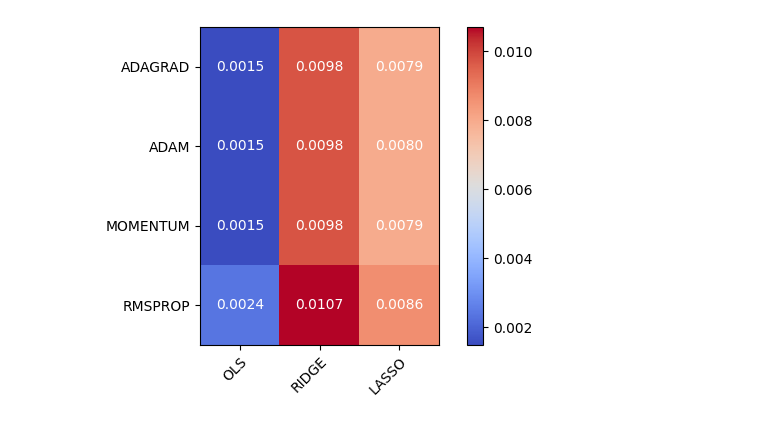
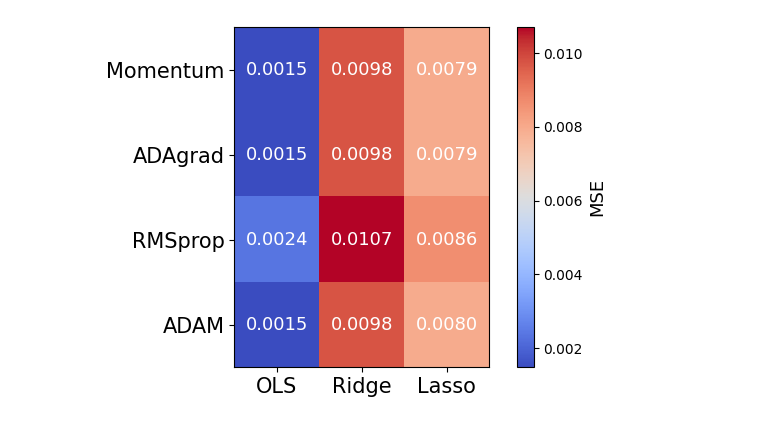
Before and after one commit to m-nader/FYS-STK4155-group14, a Jupyter notebook: project_1/Code/new_2/figures-gd.ipynb, the cells around one changed output. Saved outputs shown, nothing was run; the diff lists cells and outputs as text; code cells hidden in the pictures.

Commit message:
New figures

```diff
--- a/project_1/Code/new_2/figures-gd.ipynb
+++ b/project_1/Code/new_2/figures-gd.ipynb
@@ -129,13 +129,13 @@ lasso_rmsprop_sgd_r2 = sgd_rmsprop['R2 GD Lasso']
 # Plotting results
 
 # Prepare data for heatmap
-optimizers = ['ADAGRAD', 'ADAM', 'MOMENTUM', 'RMSPROP']
-models = ['OLS', 'RIDGE', 'LASSO']
+optimizers = ['Momentum', 'ADAgrad', 'RMSprop', 'ADAM']
+models = ['OLS', 'Ridge', 'Lasso']
 mse_data = [
+    [ols_momentum_mse, ridge_momentum_mse, lasso_momentum_mse],
     [ols_adagrad_mse, ridge_adagrad_mse, lasso_adagrad_mse],
+    [ols_rmsprop_mse, ridge_rmsprop_mse, lasso_rmsprop_mse],
     [ols_adam_mse, ridge_adam_mse, lasso_adam_mse],
-    [ols_momentum_mse, ridge_momentum_mse, lasso_momentum_mse],
-    [ols_rmsprop_mse, ridge_rmsprop_mse, lasso_rmsprop_mse]
 ]
 mse_array = np.array(mse_data)
 
@@ -145,51 +145,113 @@ im = ax.imshow(mse_array, cmap='coolwarm')
 # Show all ticks and label them
 ax.set_xticks(np.arange(len(models)))
 ax.set_yticks(np.arange(len(optimizers)))
-ax.set_xticklabels(models)
-ax.set_yticklabels(optimizers)
+ax.tick_params(axis='both', labelsize=13)
+ax.set_xticklabels(models, fontsize=15)
+ax.set_yticklabels(optimizers, fontsize=15)
 
 # Rotate the tick labels and set alignment.
-plt.setp(ax.get_xticklabels(), rotation=45, ha="right", rotation_mode="anchor")
+plt.setp(ax.get_xticklabels(), ha="center") #, rotation_mode="anchor", rotation=45)
 
 # Loop over data dimensions and create text annotations.
 for i in range(len(optimizers)):
     for j in range(len(models)):
-        ax.text(j, i, f"{mse_array[i, j]:.4f}", ha="center", va="center", color="w")
+        ax.text(j, i, f"{mse_array[i, j]:.4f}", ha="center", va="center", color="w", fontsize=13)
 
-fig.colorbar(im, ax=ax)
+cbar = fig.colorbar(im, ax=ax)
+cbar.set_label('MSE', fontsize=13)
 plt.tight_layout()
+plt.savefig("update_lr_mse_heatmap.png", dpi=150)
 plt.show()
 
 # Prepare data for heatmap
-optimizers = ['ADAGRAD', 'ADAM', 'MOMENTUM', 'RMSPROP']
-models = ['OLS', 'RIDGE', 'LASSO']
+optimizers = ['Momentum', 'ADAgrad', 'RMSprop', 'ADAM']
+models = ['OLS', 'Ridge', 'Lasso']
 mse_data = [
+    [ols_momentum_r2, ridge_momentum_r2, lasso_momentum_r2],
     [ols_adagrad_r2, ridge_adagrad_r2, lasso_adagrad_r2],
+    [ols_rmsprop_r2, ridge_rmsprop_r2, lasso_rmsprop_r2],
     [ols_adam_r2, ridge_adam_r2, lasso_adam_r2],
-    [ols_momentum_r2, ridge_momentum_r2, lasso_momentum_r2],
-    [ols_rmsprop_r2, ridge_rmsprop_r2, lasso_rmsprop_r2]
 ]
 mse_array = np.array(mse_data)
 
 fig, ax = plt.subplots(figsize=(6, 4))
 im = ax.imshow(mse_array, cmap='coolwarm')
 
 # Show all ticks and label them
 ax.set_xticks(np.arange(len(models)))
 ax.set_yticks(np.arange(len(optimizers)))
-ax.set_xticklabels(models)
-ax.set_yticklabels(optimizers)
+ax.tick_params(axis='both', labelsize=13)
+ax.set_xticklabels(models, fontsize=15)
+ax.set_yticklabels(optimizers, fontsize=15)
 
 # Rotate the tick labels and set alignment.
-plt.setp(ax.get_xticklabels(), rotation=45, ha="right", rotation_mode="anchor")
+plt.setp(ax.get_xticklabels(), ha="center")
 
 # Loop over data dimensions and create text annotations.
 for i in range(len(optimizers)):
     for j in range(len(models)):
-        ax.text(j, i, f"{mse_array[i, j]:.4f}", ha="center", va="center", color="w")
+        ax.text(j, i, f"{mse_array[i, j]:.4f}", ha="center", va="center", color="w", fontsize=13)
 
-fig.colorbar(im, ax=ax)
+cbar = fig.colorbar(im, ax=ax)
+cbar.set_label('R²', fontsize=13)
+cbar.orientation = 'horizontal'
 plt.tight_layout()
+plt.savefig("update_lr_r2_heatmap.png", dpi=150)
 plt.show()
+
+# Combined heatmaps
+
+optimizers = ['Momentum', 'ADAgrad', 'RMSprop', 'ADAM']
+models = ['OLS', 'Ridge', 'Lasso']
+
+# MSE data
+mse_data = [
+    [ols_momentum_mse, ridge_momentum_mse, lasso_momentum_mse],
+    [ols_adagrad_mse, ridge_adagrad_mse, lasso_adagrad_mse],
+    [ols_rmsprop_mse, ridge_rmsprop_mse, lasso_rmsprop_mse],
+    [ols_adam_mse, ridge_adam_mse, lasso_adam_mse],
+]
+mse_array = np.array(mse_data)
+
+# R2 data
+r2_data = [
+    [ols_momentum_r2, ridge_momentum_r2, lasso_momentum_r2],
+    [ols_adagrad_r2, ridge_adagrad_r2, lasso_adagrad_r2],
+    [ols_rmsprop_r2, ridge_rmsprop_r2, lasso_rmsprop_r2],
+    [ols_adam_r2, ridge_adam_r2, lasso_adam_r2],
+]
+r2_array = np.array(r2_data)
+
+fig, axes = plt.subplots(1, 2, figsize=(8, 4))
+
+# MSE heatmap
+im1 = axes[0].imshow(mse_array, cmap='coolwarm')
+axes[0].set_xticks(np.arange(len(models)))
+axes[0].set_yticks(np.arange(len(optimizers)))
+axes[0].set_xticklabels(models, fontsize=13)
+axes[0].set_yticklabels(optimizers, fontsize=13)
+axes[0].set_title('MSE', fontsize=15)
+plt.setp(axes[0].get_xticklabels(), ha="center")
+for i in range(len(optimizers)):
+    for j in range(len(models)):
+        axes[0].text(j, i, f"{mse_array[i, j]:.4f}", ha="center", va="center", color="w", fontsize=11)
+fig.colorbar(im1, ax=axes[0])
+
+# R2 heatmap
+im2 = axes[1].imshow(r2_array, cmap='coolwarm')
+axes[1].set_xticks(np.arange(len(models)))
+axes[1].set_yticks(np.arange(len(optimizers)))
+axes[1].set_xticklabels(models, fontsize=13)
+axes[1].set_yticklabels(optimizers, fontsize=13)
+axes[1].set_title('R²', fontsize=15)
+plt.setp(axes[1].get_xticklabels(), ha="center")
+for i in range(len(optimizers)):
+    for j in range(len(models)):
+        axes[1].text(j, i, f"{r2_array[i, j]:.4f}", ha="center", va="center", color="w", fontsize=11)
+fig.colorbar(im2, ax=axes[1])
+
+plt.tight_layout()
+plt.savefig("update_lr_mse_r2_heatmaps.png", dpi=150)
+plt.show()
 # %% [output]
-[figure, old version]
+[figure, new version]
```
Also changed, not shown: parts of 4 cells of this notebook.
